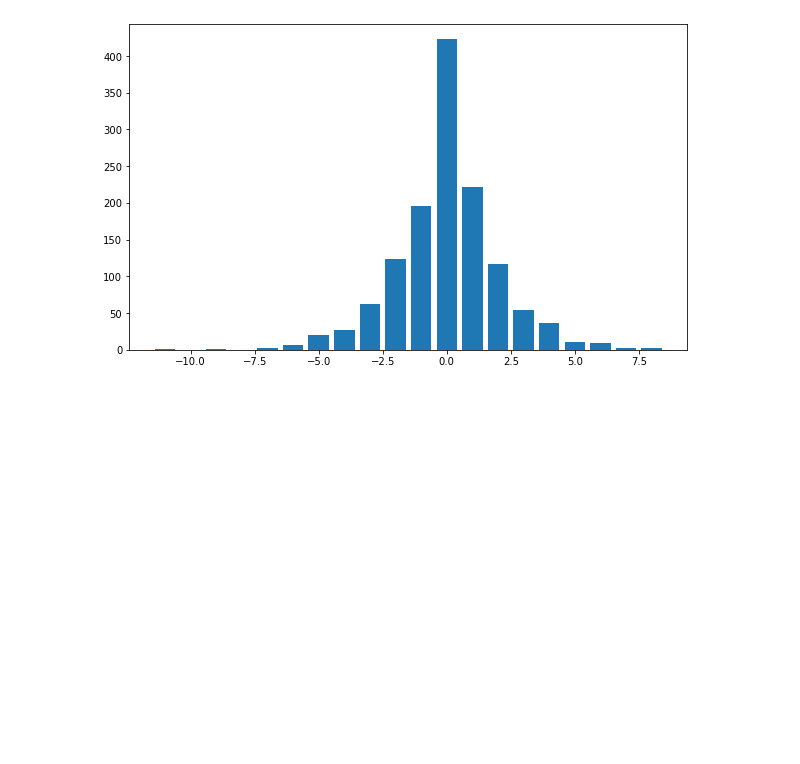
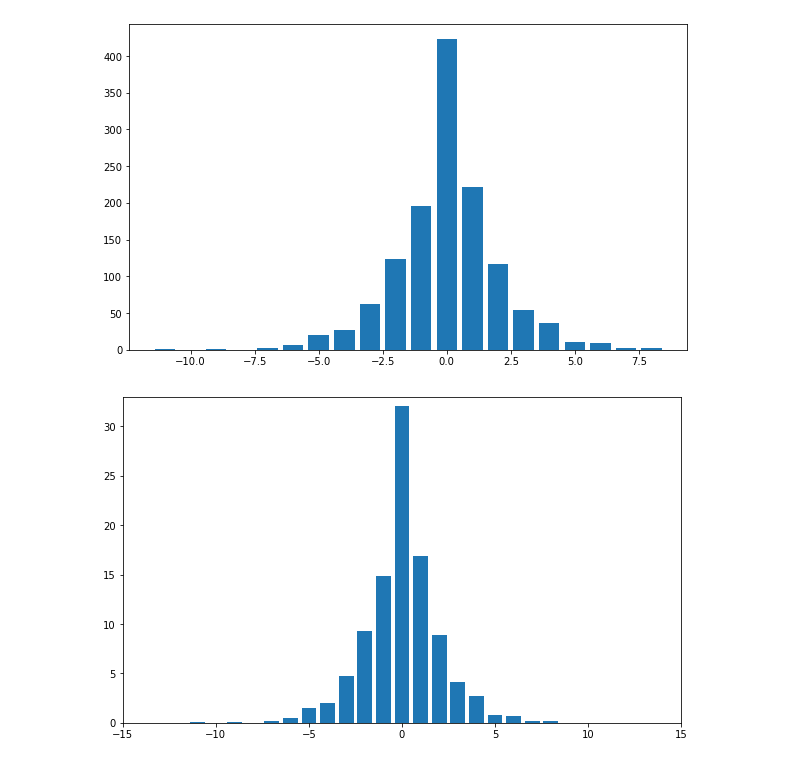
Before and after one commit to conner-mcnicholas/jupyter_notebooks, a Jupyter notebook: ScoreRatio vs WinRatioCorrelation - NBA.ipynb, the cells around one changed output. Cells and saved outputs as stored; diff of their text form; code cells hidden in the pictures; blank space fills up the shorter version.

```diff
--- a/ScoreRatio vs WinRatioCorrelation - NBA.ipynb
+++ b/ScoreRatio vs WinRatioCorrelation - NBA.ipynb
@@ -396,3 +396,14 @@ ax.bar(delx,dely)
 plt.show()
 # %% [output]
 [figure]
+# %%
+df_freq=pd.DataFrame(list(zip(delx,dely)),columns=['delta','freq'])
+df_freq['pct'] = round(100.0*df_freq['freq']/sum(list(df_freq['freq'])),2)
+delp = list(df_freq['pct'])
+fig, ax = plt.subplots(figsize=(10, 6))
+ax.bar(delx,delp)
+plt.xlim([-15, 15])
+plt.ylim([0, 33])
+plt.show()
+# %% [output]
+[figure, added]
```
Also changed, not shown: parts of 3 cells of this notebook, 3 other files.
